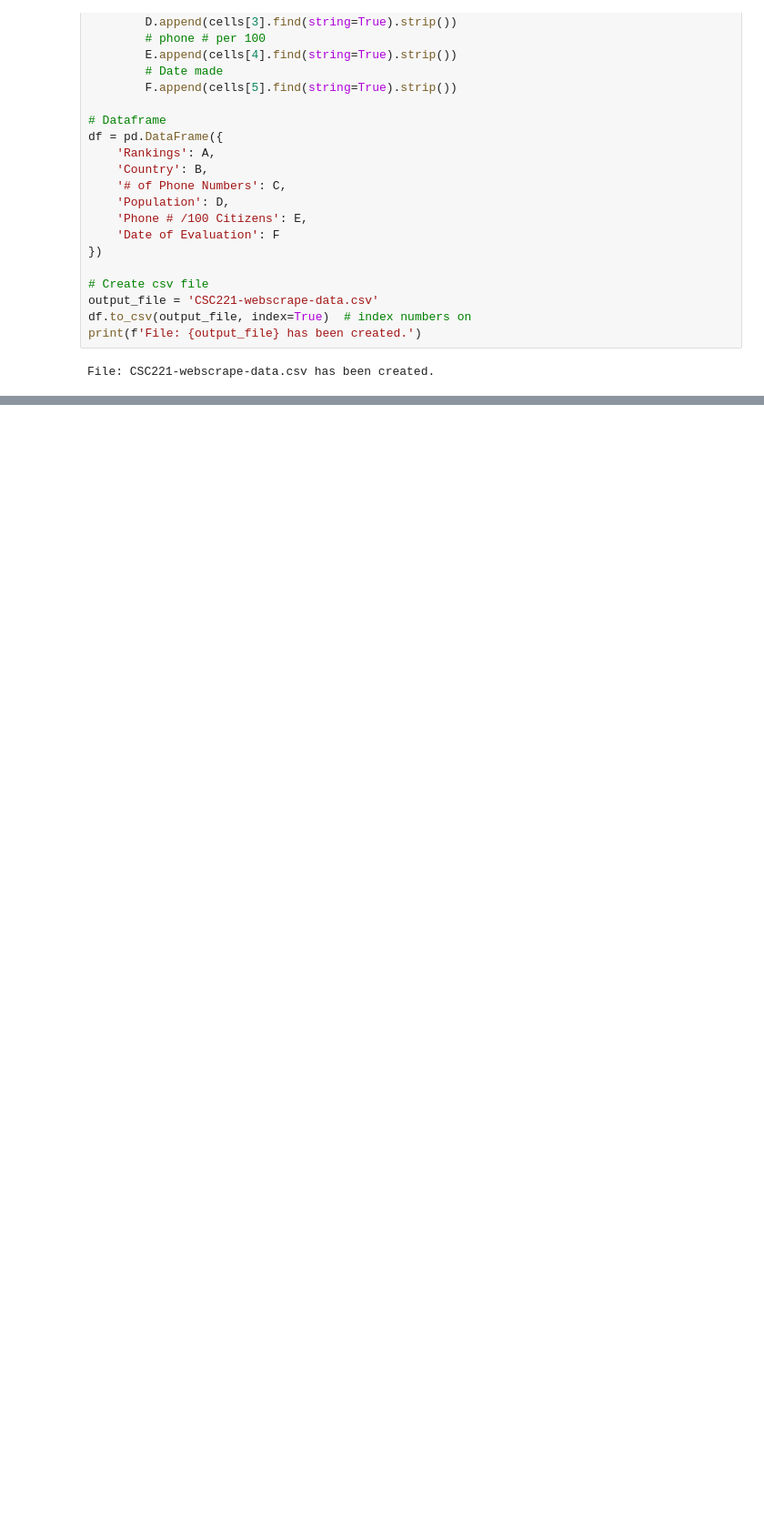
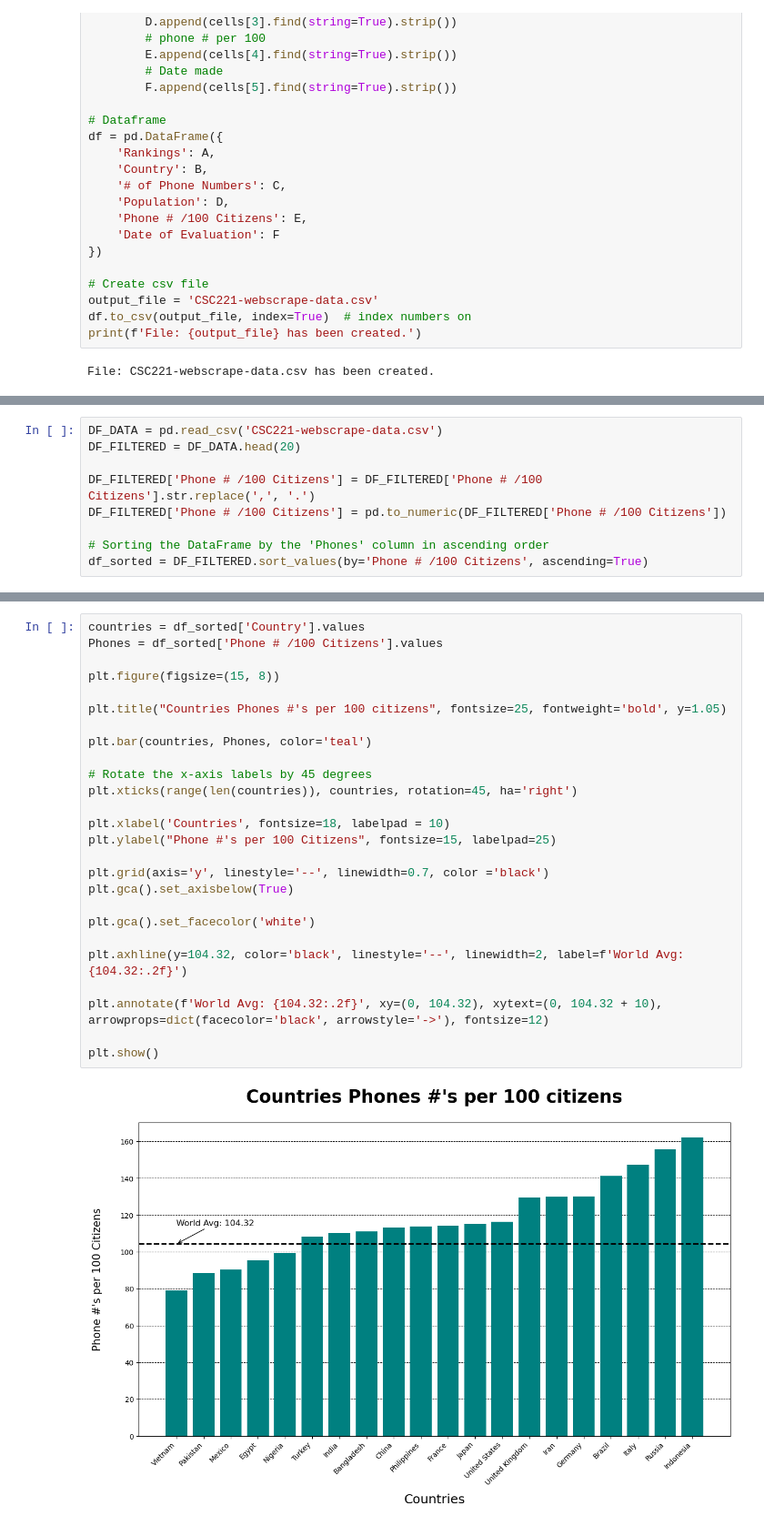
Before and after one commit to crbelik/CSC221-Belik-GroupProject, a Jupyter notebook: CSC221-crbelik-GroupProject.ipynb, the cells around one changed output, grey strips where cells are left out. Shown: that part at 91% size. Saved outputs shown, nothing was run; the diff lists cells and outputs as text; blank space fills up the shorter version.

Commit message:
Added Bar Graph code for part 2

```diff
--- a/CSC221-crbelik-GroupProject.ipynb
+++ b/CSC221-crbelik-GroupProject.ipynb
@@ -93,0 +101,9 @@ df.head(20) # change this number if you want different outputs
+# %%
+DF_DATA = pd.read_csv('CSC221-webscrape-data.csv')
+DF_FILTERED = DF_DATA.head(20)
+
+DF_FILTERED['Phone # /100 Citizens'] = DF_FILTERED['Phone # /100 Citizens'].str.replace(',', '.')
+DF_FILTERED['Phone # /100 Citizens'] = pd.to_numeric(DF_FILTERED['Phone # /100 Citizens'])
+
+# Sorting the DataFrame by the 'Phones' column in ascending order
+df_sorted = DF_FILTERED.sort_values(by='Phone # /100 Citizens', ascending=True)
@@ -93,0 +112,28 @@ df.head(20) # change this number if you want different outputs
+# %%
+countries = df_sorted['Country'].values
+Phones = df_sorted['Phone # /100 Citizens'].values
+
+plt.figure(figsize=(15, 8))
+
+plt.title("Countries Phones #'s per 100 citizens", fontsize=25, fontweight='bold', y=1.05)
+
+plt.bar(countries, Phones, color='teal')
+
+# Rotate the x-axis labels by 45 degrees
+plt.xticks(range(len(countries)), countries, rotation=45, ha='right')
+
+plt.xlabel('Countries', fontsize=18, labelpad = 10)
+plt.ylabel("Phone #'s per 100 Citizens", fontsize=15, labelpad=25)
+
+plt.grid(axis='y', linestyle='--', linewidth=0.7, color ='black')
+plt.gca().set_axisbelow(True)
+
+plt.gca().set_facecolor('white')
+
+plt.axhline(y=104.32, color='black', linestyle='--', linewidth=2, label=f'World Avg: {104.32:.2f}')
+
+plt.annotate(f'World Avg: {104.32:.2f}', xy=(0, 104.32), xytext=(0, 104.32 + 10), arrowprops=dict(facecolor='black', arrowstyle='->'), fontsize=12)
+
+plt.show()
+# %% [output]
+[figure, added]
```
Also changed, not shown: parts of 3 cells of this notebook.
